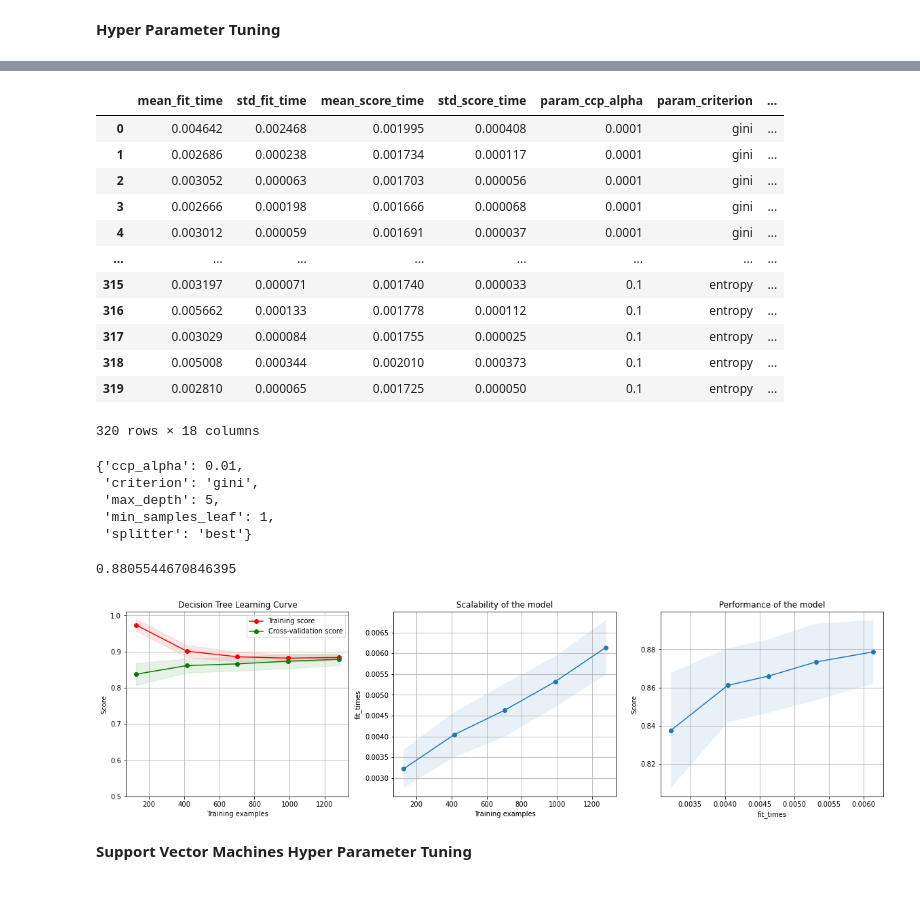
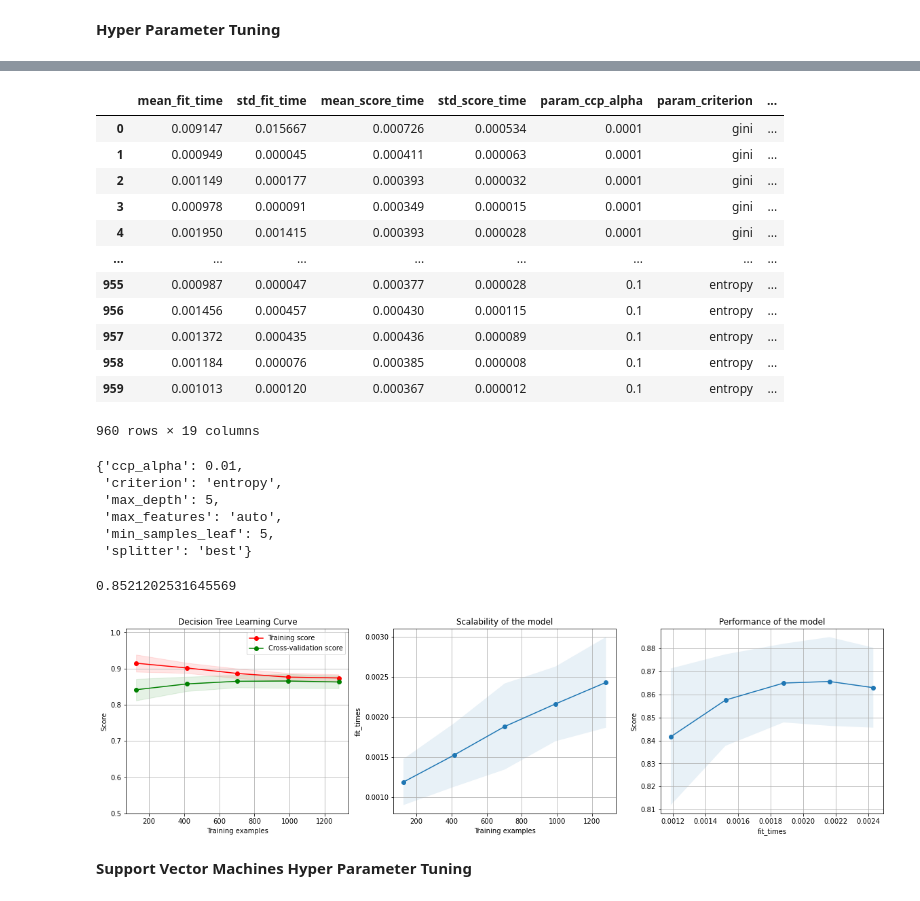
Before and after one commit to ElFeo/SupervisedLearningSurvey, a Jupyter notebook: SupervisedLearning_RedWine.ipynb, the cells around one changed output, grey strips where cells are left out. Cells and saved outputs as stored; diff of their text form; code cells hidden in the pictures.

```diff
--- a/SupervisedLearning_RedWine.ipynb
+++ b/SupervisedLearning_RedWine.ipynb
@@ -272,3 +272,9 @@ X_test size= (400, 11)
 sc=StandardScaler()
 X_train = sc.fit_transform(X_train)
 X_test = sc.transform(X_test)
+# %%
+# scaling using StandardScaler:
+# https://scikit-learn.org/stable/modules/generated/sklearn.preprocessing.StandardScaler.html?highlight=standardscaler#sklearn.preprocessing.StandardScaler
+sc=StandardScaler()
+X_scaled = sc.fit_transform(X)
+#Y_scaled = sc.transform(Y)
@@ -320,11 +357,12 @@ clf_dct_grds = GridSearchCV(DecisionTreeClassifier(random_state=1), {
                                                     'splitter': ('best', 'random'),
                                                     'max_depth': [1,5,10,20],
                                                     'min_samples_leaf': [1,5,10,20,50],
-                                                    'ccp_alpha': [0.0001,0.001,0.01,0.1]
+                                                    'ccp_alpha': [0.0001,0.001,0.01,0.1],
+                                                    'max_features':('auto', 'sqrt', 'log2')
                                                    }, cv=5, return_train_score=False)
 start_time = my_timer()
-#clf_dct_grds.fit(X_train,Y_train)
-clf_dct_grds.fit(X,Y)
+clf_dct_grds.fit(X_train,Y_train)
+#clf_dct_grds.fit(X,Y)
 #clf_dct_grds.cv_results_
 end_time = my_timer()
 print("Decision Tree Grid Search Run time=", end_time-start_time)
@@ -352,46 +390,48 @@ df_dct = pd.DataFrame(clf_dct_grds.cv_results_)
 df_dct
 # %% [output]
 |  | mean_fit_time | std_fit_time | mean_score_time | std_score_time | param_ccp_alpha | param_criterion | ... |
-| 0 | 0.004642 | 0.002468 | 0.001995 | 0.000408 | 0.0001 | gini | ... |
-| 1 | 0.002686 | 0.000238 | 0.001734 | 0.000117 | 0.0001 | gini | ... |
-| 2 | 0.003052 | 0.000063 | 0.001703 | 0.000056 | 0.0001 | gini | ... |
-| 3 | 0.002666 | 0.000198 | 0.001666 | 0.000068 | 0.0001 | gini | ... |
-| 4 | 0.003012 | 0.000059 | 0.001691 | 0.000037 | 0.0001 | gini | ... |
+| 0 | 0.009147 | 0.015667 | 0.000726 | 0.000534 | 0.0001 | gini | ... |
+| 1 | 0.000949 | 0.000045 | 0.000411 | 0.000063 | 0.0001 | gini | ... |
+| 2 | 0.001149 | 0.000177 | 0.000393 | 0.000032 | 0.0001 | gini | ... |
+| 3 | 0.000978 | 0.000091 | 0.000349 | 0.000015 | 0.0001 | gini | ... |
+| 4 | 0.001950 | 0.001415 | 0.000393 | 0.000028 | 0.0001 | gini | ... |
 | ... | ... | ... | ... | ... | ... | ... | ... |
-| 315 | 0.003197 | 0.000071 | 0.001740 | 0.000033 | 0.1 | entropy | ... |
-| 316 | 0.005662 | 0.000133 | 0.001778 | 0.000112 | 0.1 | entropy | ... |
-| 317 | 0.003029 | 0.000084 | 0.001755 | 0.000025 | 0.1 | entropy | ... |
-| 318 | 0.005008 | 0.000344 | 0.002010 | 0.000373 | 0.1 | entropy | ... |
-| 319 | 0.002810 | 0.000065 | 0.001725 | 0.000050 | 0.1 | entropy | ... |
+| 955 | 0.000987 | 0.000047 | 0.000377 | 0.000028 | 0.1 | entropy | ... |
+| 956 | 0.001456 | 0.000457 | 0.000430 | 0.000115 | 0.1 | entropy | ... |
+| 957 | 0.001372 | 0.000435 | 0.000436 | 0.000089 | 0.1 | entropy | ... |
+| 958 | 0.001184 | 0.000076 | 0.000385 | 0.000008 | 0.1 | entropy | ... |
+| 959 | 0.001013 | 0.000120 | 0.000367 | 0.000012 | 0.1 | entropy | ... |
-320 rows × 18 columns
+960 rows × 19 columns
 # %%
 clf_dct_grds.best_params_
 # %% [output]
 {'ccp_alpha': 0.01,
- 'criterion': 'gini',
+ 'criterion': 'entropy',
  'max_depth': 5,
- 'min_samples_leaf': 1,
+ 'max_features': 'auto',
+ 'min_samples_leaf': 5,
  'splitter': 'best'}
 # %%
 clf_dct_grds.best_score_
 # %% [output]
-0.8805544670846395
+0.8521202531645569
 # %%
 dct_best = clf_dct_grds.best_params_
 dct_estimator = DecisionTreeClassifier(ccp_alpha=dct_best['ccp_alpha'],
                                        criterion=dct_best['criterion'],
                                        max_depth=dct_best['max_depth'],
                                        min_samples_leaf=dct_best['min_samples_leaf'],
-                                       splitter=dct_best['splitter'])
+                                       splitter=dct_best['splitter'],
+                                       max_features=dct_best['max_features'])
 dct_title = "Decision Tree Learning Curve"
 cv = ShuffleSplit(n_splits=100, test_size=0.2, random_state=1)
-plot_learning_curve(dct_estimator, dct_title, X, Y, ylim=(0.5, 1.01),
+plot_learning_curve(dct_estimator, dct_title, X_scaled, Y, ylim=(0.5, 1.01),
                     cv=cv, n_jobs=4)
 
 plt.savefig("images/dct_grds_best_wine.png")
 plt.show()
 # %% [output]
-[figure, old version]
+[figure, new version]
 # %% [markdown]
 **Support Vector Machines Hyper Parameter Tuning**
 # %%
```
Also changed, not shown: parts of 3 cells of this notebook, 10 other files.
